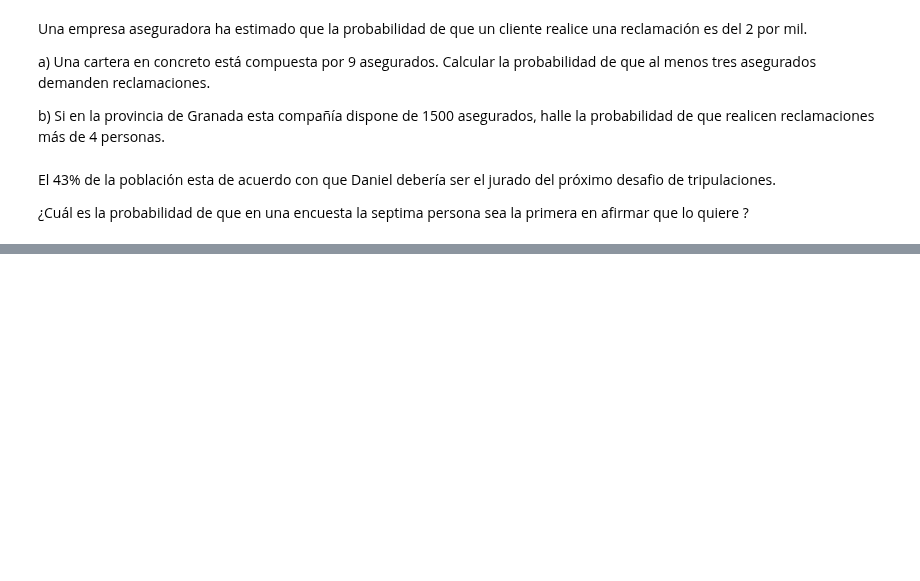
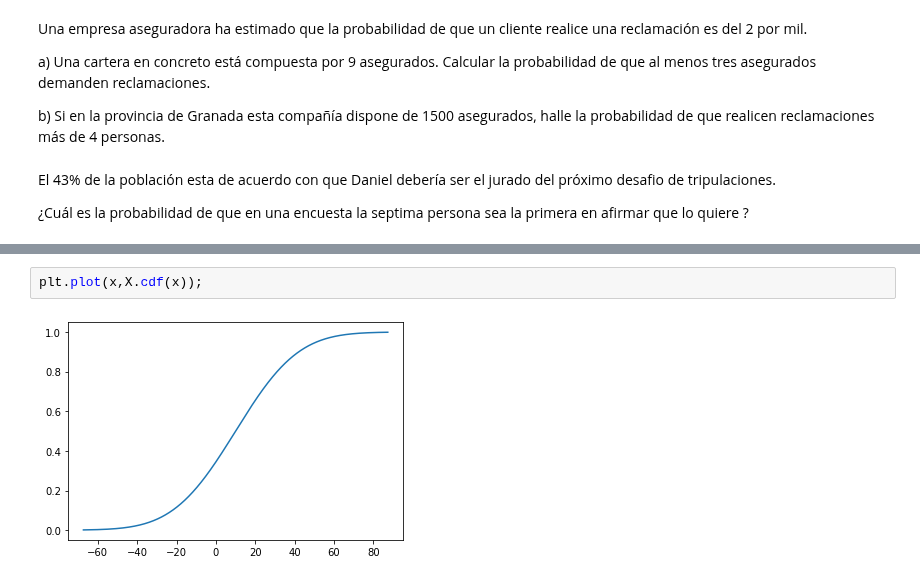
Before and after one commit to jsanz81/Bootcamp_Abril2023, a Jupyter notebook: 04_Estadística/4_Probabilidad/01_Distribuciones/Ejercicio.ipynb, the cells around one changed output, grey strips where cells are left out. Saved outputs shown, nothing was run; the diff lists cells and outputs as text; blank space fills up the shorter version.

```diff
--- a/04_Estadística/4_Probabilidad/01_Distribuciones/Ejercicio.ipynb
+++ b/04_Estadística/4_Probabilidad/01_Distribuciones/Ejercicio.ipynb
@@ -153,0 +192,4 @@ El 43% de la población esta de acuerdo con que Daniel debería ser el jurado de
+# %%
+plt.plot(x,X.cdf(x));
+# %% [output]
+[figure, added]
```
Also changed, not shown: parts of 24 cells of this notebook.
